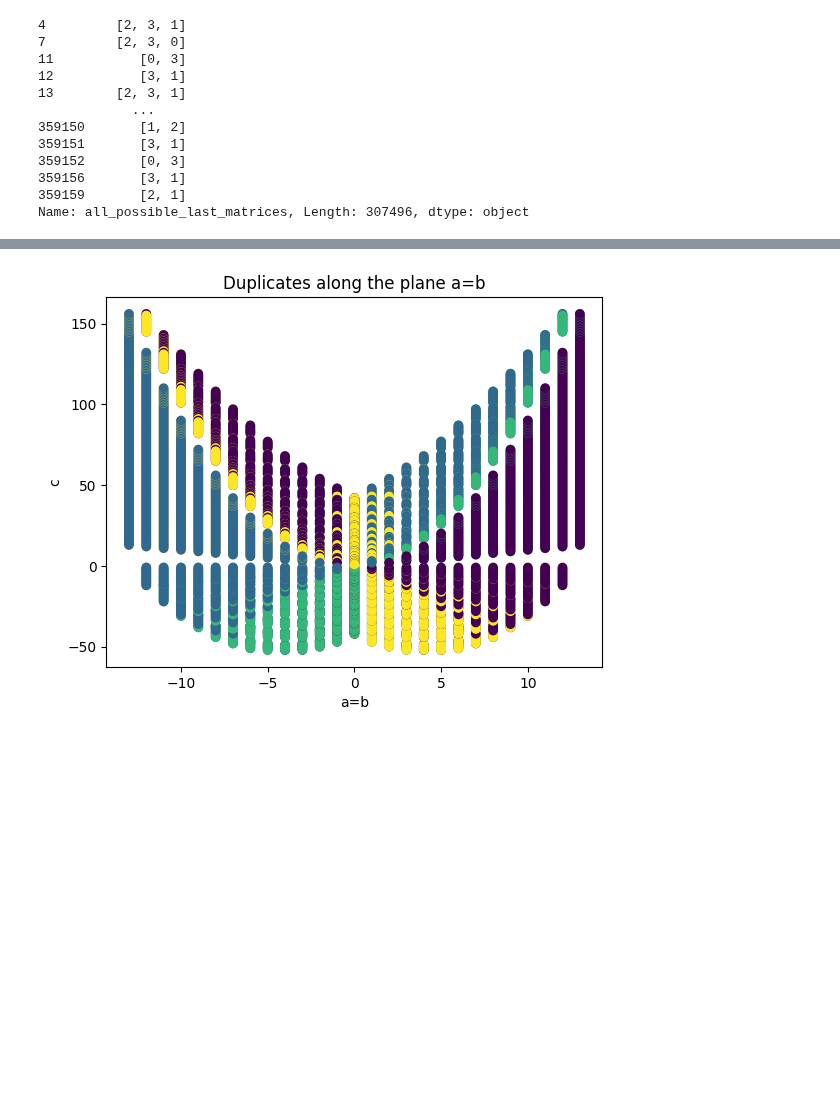
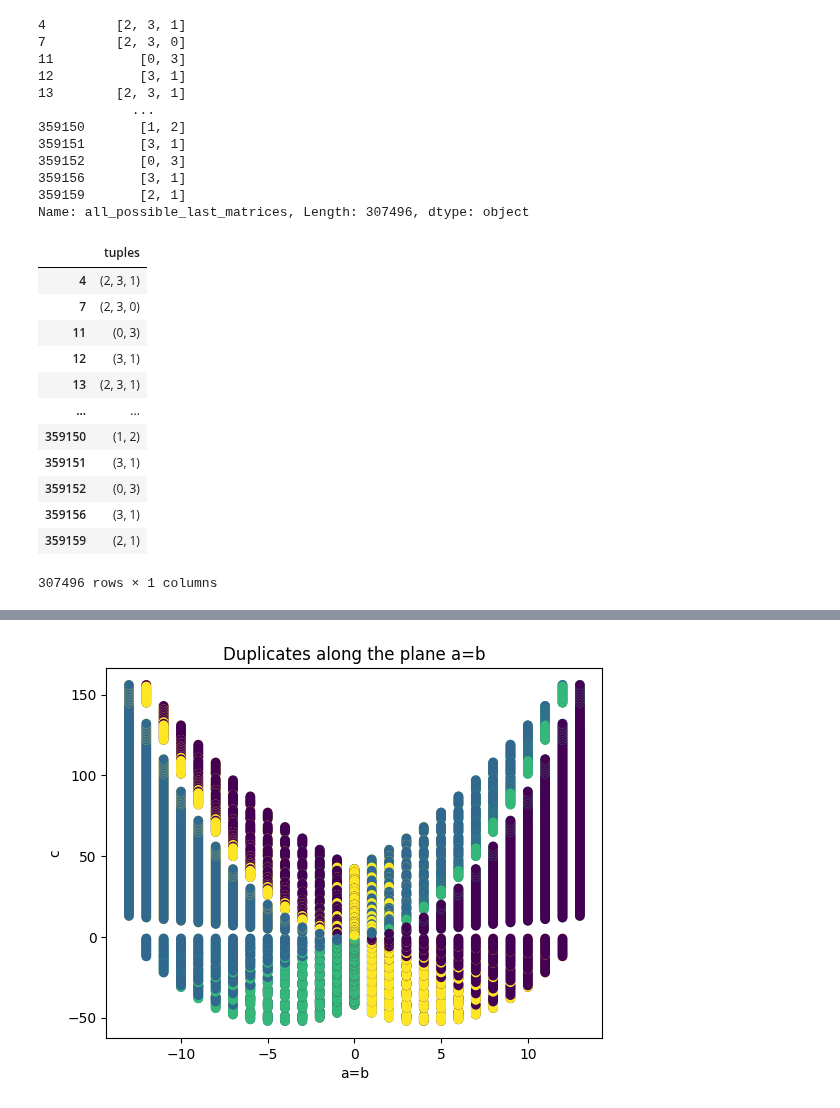
Before and after one commit to MXM-MachineLearning/MXM_AI_Ellenberg, a Jupyter notebook: heisenberg_group/Visualizations/duplicate_paths.ipynb, the cells around one changed output, grey strips where cells are left out. Saved outputs shown, nothing was run; the diff lists cells and outputs as text; code cells hidden in the pictures; blank space fills up the shorter version.

```diff
--- a/heisenberg_group/Visualizations/duplicate_paths.ipynb
+++ b/heisenberg_group/Visualizations/duplicate_paths.ipynb
@@ -99,3 +102,25 @@ df['all_possible_last_matrices']
 359156       [3, 1]
 359159       [2, 1]
 Name: all_possible_last_matrices, Length: 307496, dtype: object
+# %%
+def list_to_tuple(row):
+    return tuple(row['all_possible_last_matrices'])
+
+testingOutput = df.apply(list_to_tuple, axis=1)
+# %%
+testDf = pd.DataFrame(testingOutput, columns=['tuples'])
+testDf
+# %% [output]
+|  | tuples |
+| 4 | (2, 3, 1) |
+| 7 | (2, 3, 0) |
+| 11 | (0, 3) |
+| 12 | (3, 1) |
+| 13 | (2, 3, 1) |
+| ... | ... |
+| 359150 | (1, 2) |
+| 359151 | (3, 1) |
+| 359152 | (0, 3) |
+| 359156 | (3, 1) |
+| 359159 | (2, 1) |
+307496 rows × 1 columns
```
Also changed, not shown: parts of 15 cells of this notebook.
